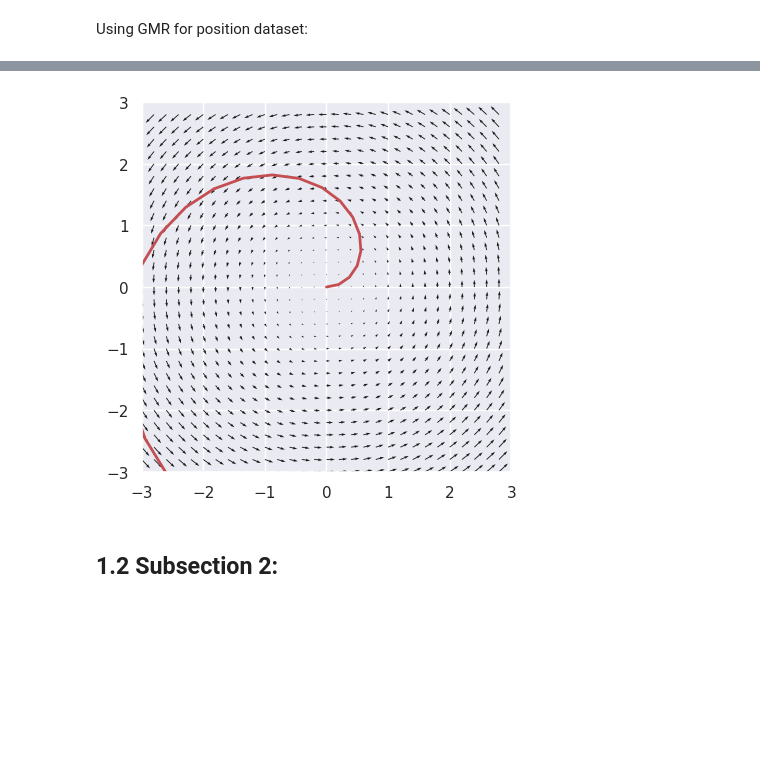
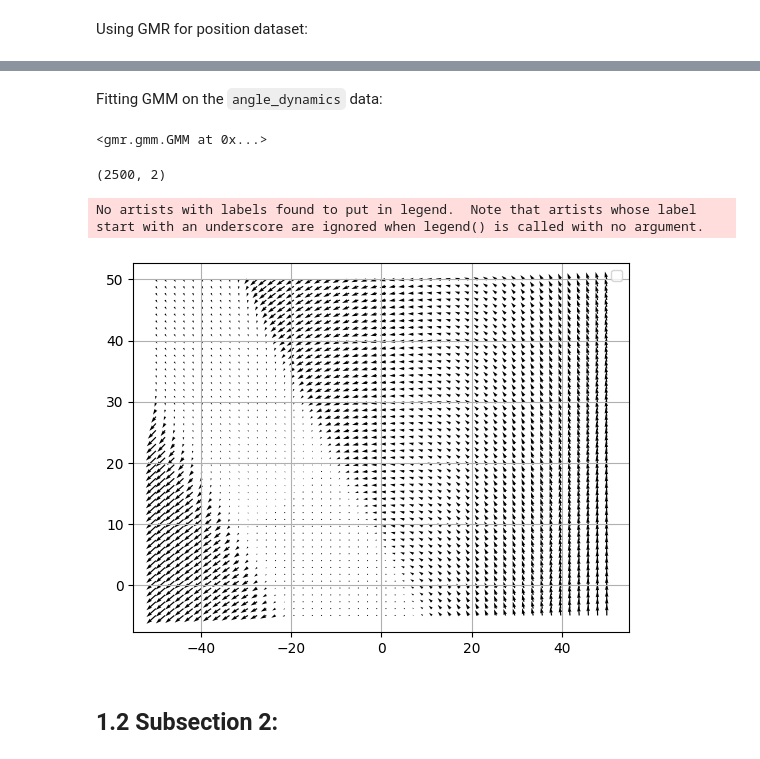
Before and after one commit to vbwanere/SEDS-in-Python, a Jupyter notebook: gmr_lib/GMR_from_scratch.ipynb, the cells around one changed output, grey strips where cells are left out. Cells and saved outputs as stored; diff of their text form; code cells hidden in the pictures; blank space fills up the shorter version.

```diff
--- a/gmr_lib/GMR_from_scratch.ipynb
+++ b/gmr_lib/GMR_from_scratch.ipynb
@@ -188,25 +190,2 @@ plt.show()
-# %%
-import numpy as np
-import matplotlib.pyplot as plt
-
-# Generate grid of x,y points
-x, y = np.meshgrid(np.arange(-3, 3, 0.2), np.arange(-3, 3, 0.2))
-
-# Compute u,v vectors at each point
-u = -y
-v = x
-
-# Plot trajectory
-t = np.linspace(0, 20, 100)
-x_t = t * np.cos(t)
-y_t = t * np.sin(t)
-
-# Plot vectors and trajectory
-fig, ax = plt.subplots()
-ax.quiver(x, y, u, v)
-ax.plot(x_t, y_t, 'r-', linewidth=2)
-
-ax.set(aspect='equal', xlim=(-3, 3), ylim=(-3, 3))
-plt.show()
-# %% [output]
-[figure, removed]
+# %% [markdown]
+Fitting GMM on the `angle_dynamics` data:
@@ -213,3 +195,50 @@ plt.show()
+# %%
+gmm = GMM(n_components=3, random_state=0)
+gmm.from_samples(angle_dynamics)
+# %% [output]
+<gmr.gmm.GMM at 0x...>
+# %%
+import numpy as np
+
+# Define the range and number of points for x and y
+x_start, x_end = -50, 5
+y_start, y_end = -5, 50
+num_points = 50  # Number of points in each dimension
+
+# Generate the grid dataset using np.linspace
+x_values = np.linspace(x_start, x_end, num_points)
+y_values = np.linspace(y_start, y_end, num_points)
+
+# Create a meshgrid from the x and y values
+x_grid, y_grid = np.meshgrid(x_values, y_values)
+
+# Flatten the grids to create the dataset
+x_dataset = x_grid.flatten()
+y_dataset = y_grid.flatten()
+
+# Combine x and y values to create the final 2D dataset
+test_pos = np.column_stack((x_dataset, y_dataset))
+# %%
+pred_vel = gmm.predict(np.array([2, 3]), test_pos)
+# %%
+pred_vel.shape
+# %% [output]
+(2500, 2)
+# %%
+fig, ax = plt.subplots()
+ax.quiver(test_pos[:, 0],\
+        test_pos[:, 1],\
+        pred_vel[:, 0],\
+        pred_vel[:, 1])
+# ax.set_xlim(-55, 5)
+# ax.set_ylim(-10, 45)
+# plt.title('Clustered Data Using GMM')
+plt.legend(scatterpoints=1)
+plt.grid()
+plt.show()
+# %% [output]
+No artists with labels found to put in legend.  Note that artists whose label start with an underscore are ignored when legend() is called with no argument.
+[figure, added]
 # %% [markdown]
 ## 1.2 Subsection 2:
 # %%
```
Also changed, not shown: parts of 10 cells of this notebook.
